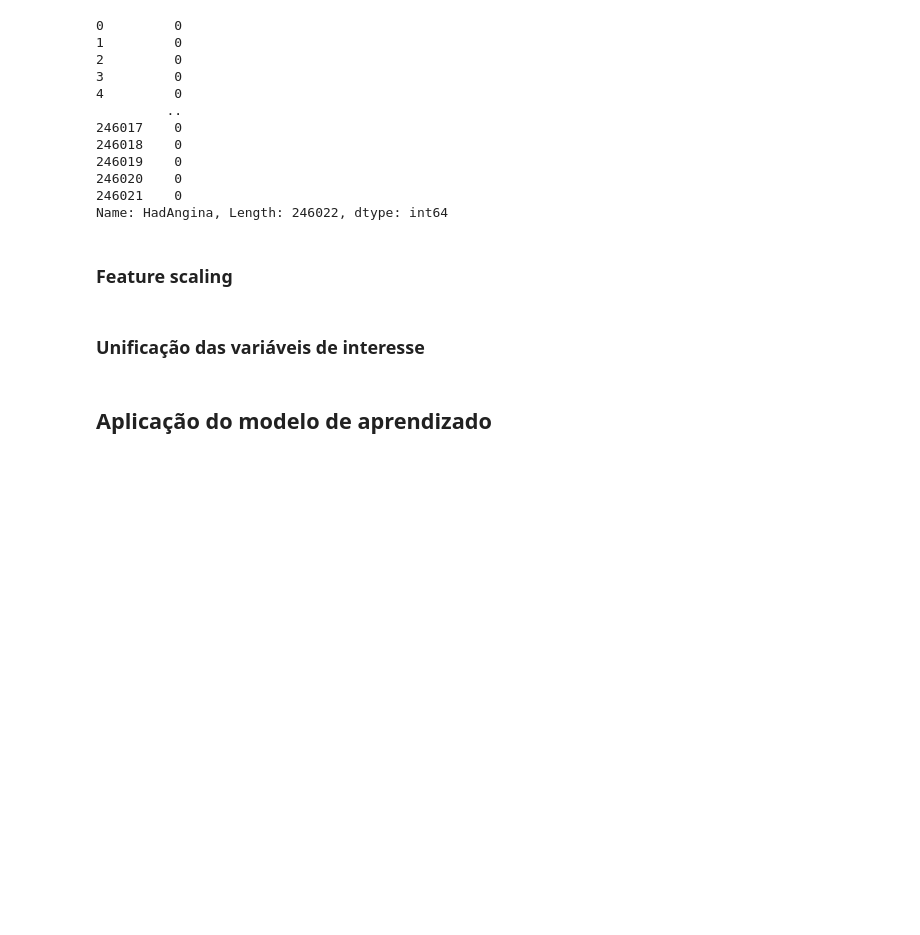
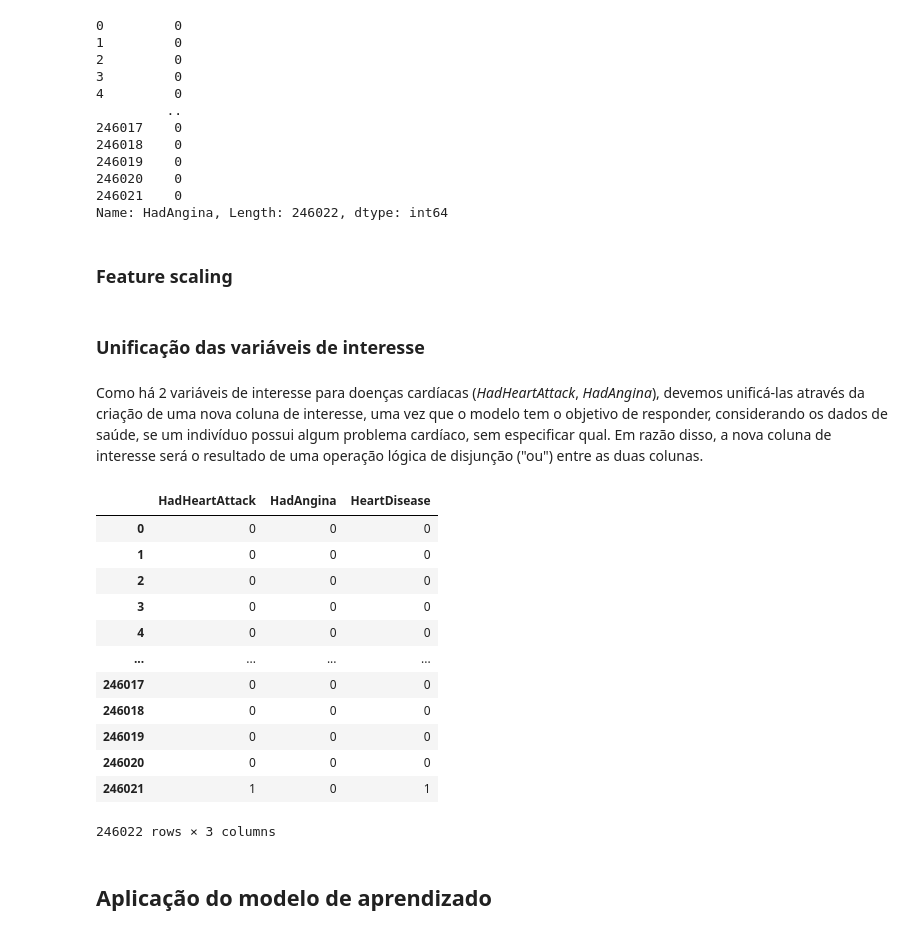
Before and after one commit to LuizWillner/IACardio, a Jupyter notebook: app/main.ipynb, the cells around one changed output. Drawn from its saved outputs; the diff is of its cells as text; code cells hidden in the pictures; blank space fills up the shorter version.

Commit message:
Criação de nova coluna HeartDisease

```diff
--- a/app/main.ipynb
+++ b/app/main.ipynb
@@ -198,5 +196,24 @@ Name: HadAngina, Length: 246022, dtype: int64
 ### Feature scaling
 # %% [markdown]
 ### Unificação das variáveis de interesse
+# %% [markdown]
+Como há 2 variáveis de interesse para doenças cardíacas (_HadHeartAttack_, _HadAngina_), devemos unificá-las através da criação de uma nova coluna de interesse, uma vez que o modelo tem o objetivo de responder, considerando os dados de saúde, se um indivíduo possui algum problema cardíaco, sem especificar qual. Em razão disso, a nova coluna de interesse será o resultado de uma operação lógica de disjunção ("ou") entre as duas colunas.
+# %%
+df["HeartDisease"] = (df["HadHeartAttack"] | df["HadAngina"]).astype(int)
+df[["HadHeartAttack", "HadAngina", "HeartDisease"]]
+# %% [output]
+|  | HadHeartAttack | HadAngina | HeartDisease |
+| 0 | 0 | 0 | 0 |
+| 1 | 0 | 0 | 0 |
+| 2 | 0 | 0 | 0 |
+| 3 | 0 | 0 | 0 |
+| 4 | 0 | 0 | 0 |
+| ... | ... | ... | ... |
+| 246017 | 0 | 0 | 0 |
+| 246018 | 0 | 0 | 0 |
+| 246019 | 0 | 0 | 0 |
+| 246020 | 0 | 0 | 0 |
+| 246021 | 1 | 0 | 1 |
+246022 rows × 3 columns
 # %% [markdown]
 ## Aplicação do modelo de aprendizado
```
Also changed, not shown: parts of 1 cell of this notebook.
